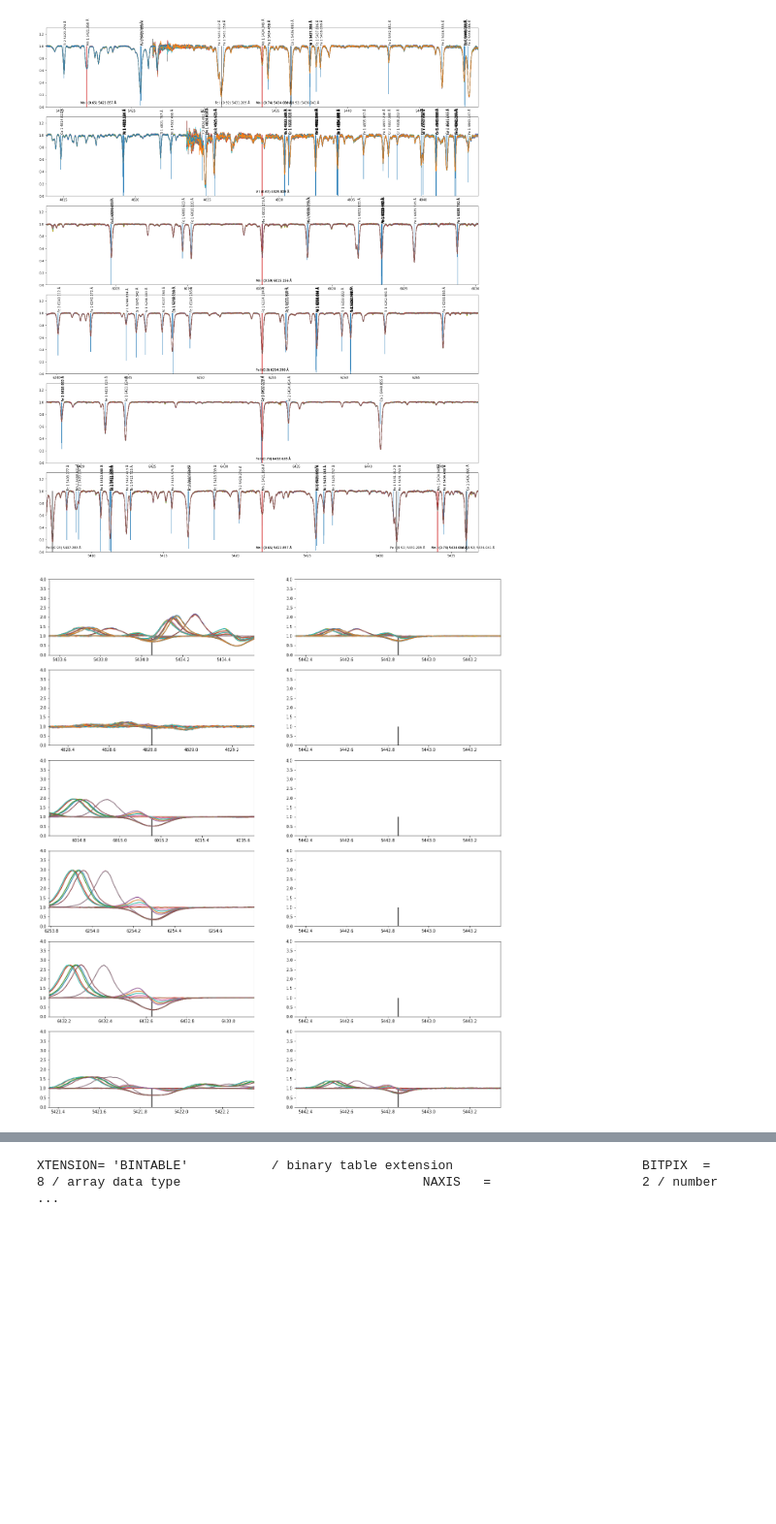
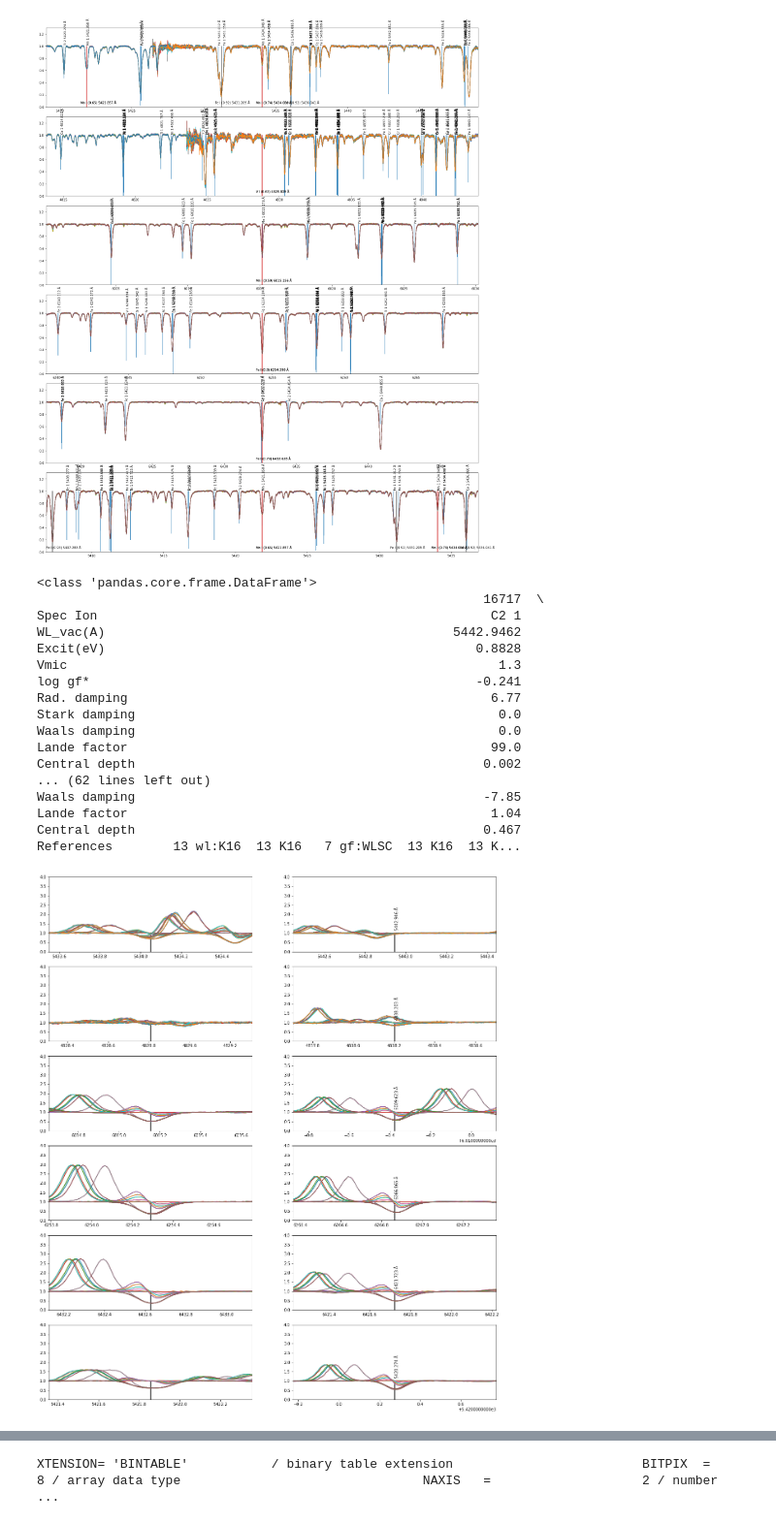
Before and after one commit to donaldnguyen99/line_tests, a Jupyter notebook: line_tests.ipynb, the cells around one changed output, grey strips where cells are left out. Shown at 97% size. Drawn from its saved outputs; the diff is of its cells as text; code cells hidden in the pictures; blank space fills up the shorter version.

```diff
--- a/line_tests.ipynb
+++ b/line_tests.ipynb
@@ -150,39 +155,66 @@ fig2, axes2 = plt.subplots(chosen_wise_lines['Wavelength'].count(), 2, figsize =
 active_lines = chosen_wise_lines.copy()
 active_lines['Wavelength'] = active_lines['Wavelength'].apply(air2vac)
 inactive_lines = vald_lines[~(vald_lines['WL_vac(A)'].apply(lambda x: round(x, 2))).isin(active_lines['Wavelength'].apply(lambda x: round(x, 2)))]
+chosen_inactive_lines_wavelength = [5442.851, 4838.203, 6009.623, 6266.865, 6421.723, 5420.274]
+chosen_inactive_lines_list = []
 
 #print(inactive_lines[(inactive_lines['WL_vac(A)'] > 5442.5) & (inactive_lines['WL_vac(A)'] < 5442.9)])
 #print(active_lines[(active_lines['Wavelength'] < 5434.1) & (active_lines['Wavelength'] > 5434.0)])
 
-# TODO: Choose a VALD line close by to the chosen Wise line, assume it is inactive, and analyze for a comparison
+# Plot divisions of active lines against inactive lines
 wave_range2 = 1
-for ax, (active_line_index, active_line), positions in zip(axes2, active_lines.iterrows(), chosen_wise_lines_positions.values()):
+for ax, (active_line_index, active_line), positions, chosen_inactive_line_wavelength in zip(axes2, active_lines.iterrows(), chosen_wise_lines_positions.values(), chosen_inactive_lines_wavelength):
     # Plot active lines
     active_line_vac = active_line['Wavelength']
     active_lower_xbound = active_line_vac - wave_range2 / 2
     active_upper_xbound = active_line_vac + wave_range2 / 2
     ax[0].set_xlim(active_lower_xbound, active_upper_xbound)
     ax[0].set_ylim(0, 4)
     for ind_file, order in positions:
         ax[0].plot(wavelengths[ind_file][order], obs[ind_file][order] / obs[0][order])
         ax[0].vlines(active_line_vac, 0, 1, 'black')
 
     # Plot inactive lines
     depth_range2 = 0.6
     inactive_lower_depth = 0.206 - depth_range2
     inactive_upper_depth = 0.206 + depth_range2
     inactive_lines_depth_filter = (inactive_lines['Central depth'] >= inactive_lower_depth) & (inactive_lines['Central depth'] <= inactive_upper_depth)
-    inactive_lines_range_filter = (inactive_lines['WL_vac(A)'] > 5442.5) & (inactive_lines['WL_vac(A)'] < 5442.9)
+    inactive_lines_range_filter = (inactive_lines['WL_vac(A)'] > chosen_inactive_line_wavelength - 0.1) & (inactive_lines['WL_vac(A)'] < chosen_inactive_line_wavelength + 0.1)
 
-    inactive_line_vac = inactive_lines[(inactive_lines_depth_filter) & inactive_lines_range_filter]['WL_vac(A)'].values[-1]
+    inactive_line_vac_array = inactive_lines[(inactive_lines_depth_filter) & inactive_lines_range_filter]
+    chosen_inactive_lines_list.append(inactive_line_vac_array.iloc[-1])
+
+    inactive_line_vac = inactive_line_vac_array['WL_vac(A)'].values[-1]
     inactive_lower_xbound = inactive_line_vac - wave_range2 / 2
     inactive_upper_xbound = inactive_line_vac + wave_range2 / 2
     ax[1].set_xlim(inactive_lower_xbound, inactive_upper_xbound)
     ax[1].set_ylim(0, 4)
     for ind_file, order in positions:
-            ax[1].plot(wavelengths[ind_file][order], obs[ind_file][order] / obs[0][order])
-            ax[1].vlines(inactive_line_vac, 0, 1, 'black')
+        ax[1].plot(wavelengths[ind_file][order], obs[ind_file][order] / obs[0][order])
+        ax[1].vlines(inactive_line_vac, 0, 1, 'black')
+    ax[1].annotate(f" {inactive_line_vac:.3f} \u00C5", (inactive_line_vac, 1), xytext=(0, 5), textcoords='offset pixels', rotation=90)
 
+import pandas as pd
+chosen_inactive_lines = pd.concat(chosen_inactive_lines_list, axis=1)
+print(type(chosen_inactive_lines))
+print(chosen_inactive_lines)
 plt.show()
 # %% [output]
+<class 'pandas.core.frame.DataFrame'>
+                                                           16717  \
+Spec Ion                                                    C2 1
+WL_vac(A)                                              5442.9462
+Excit(eV)                                                 0.8828
+Vmic                                                         1.3
+log gf*                                                   -0.241
+Rad. damping                                                6.77
+Stark damping                                                0.0
+Waals damping                                                0.0
+Lande factor                                                99.0
+Central depth                                              0.002
+... (62 lines left out)
+Waals damping                                              -7.85
+Lande factor                                                1.04
+Central depth                                              0.467
+References        13 wl:K16  13 K16   7 gf:WLSC  13 K16  13 K...
-[figure, old version]
+[figure, new version]
```
Also changed, not shown: parts of 4 cells of this notebook, 2 other files.
